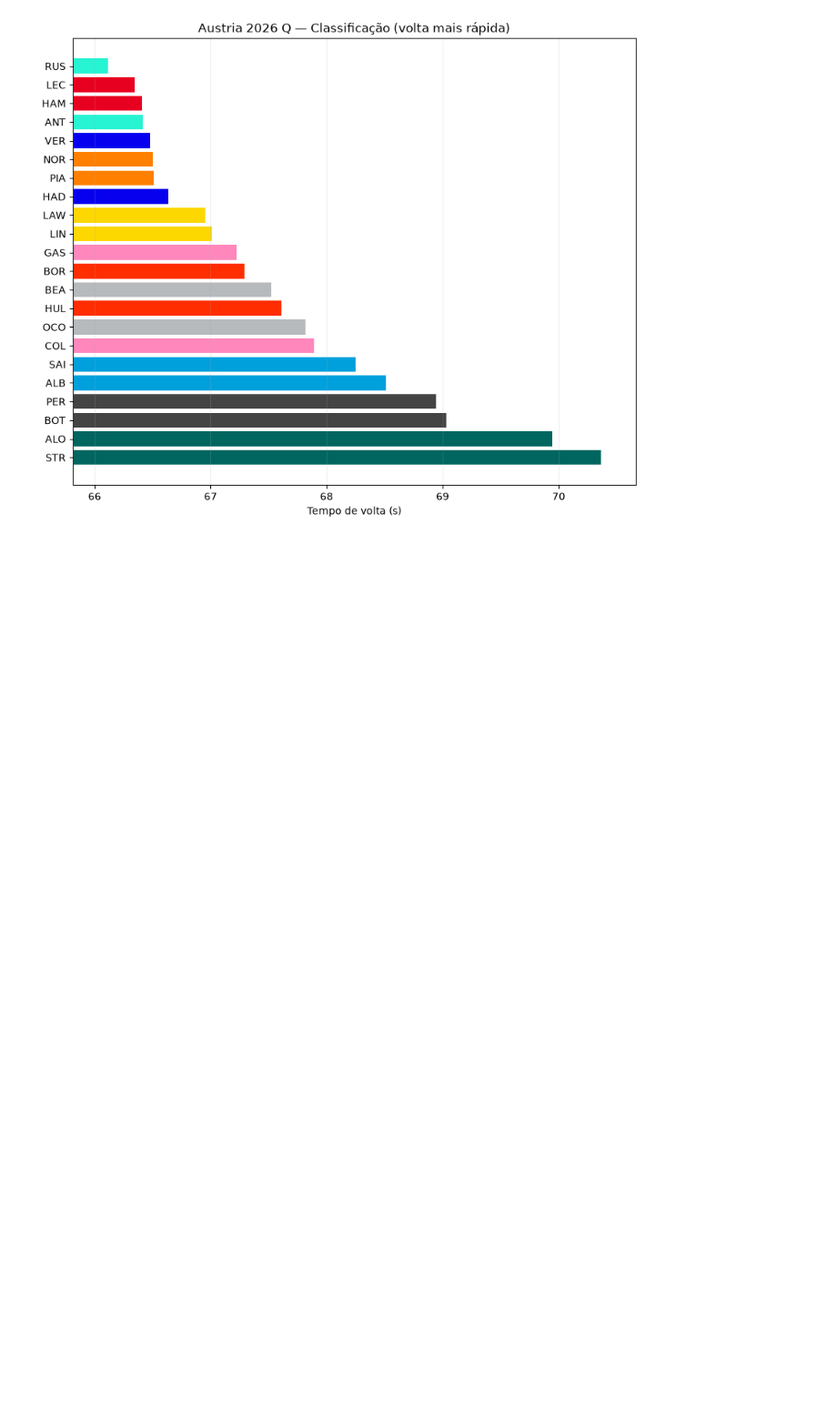
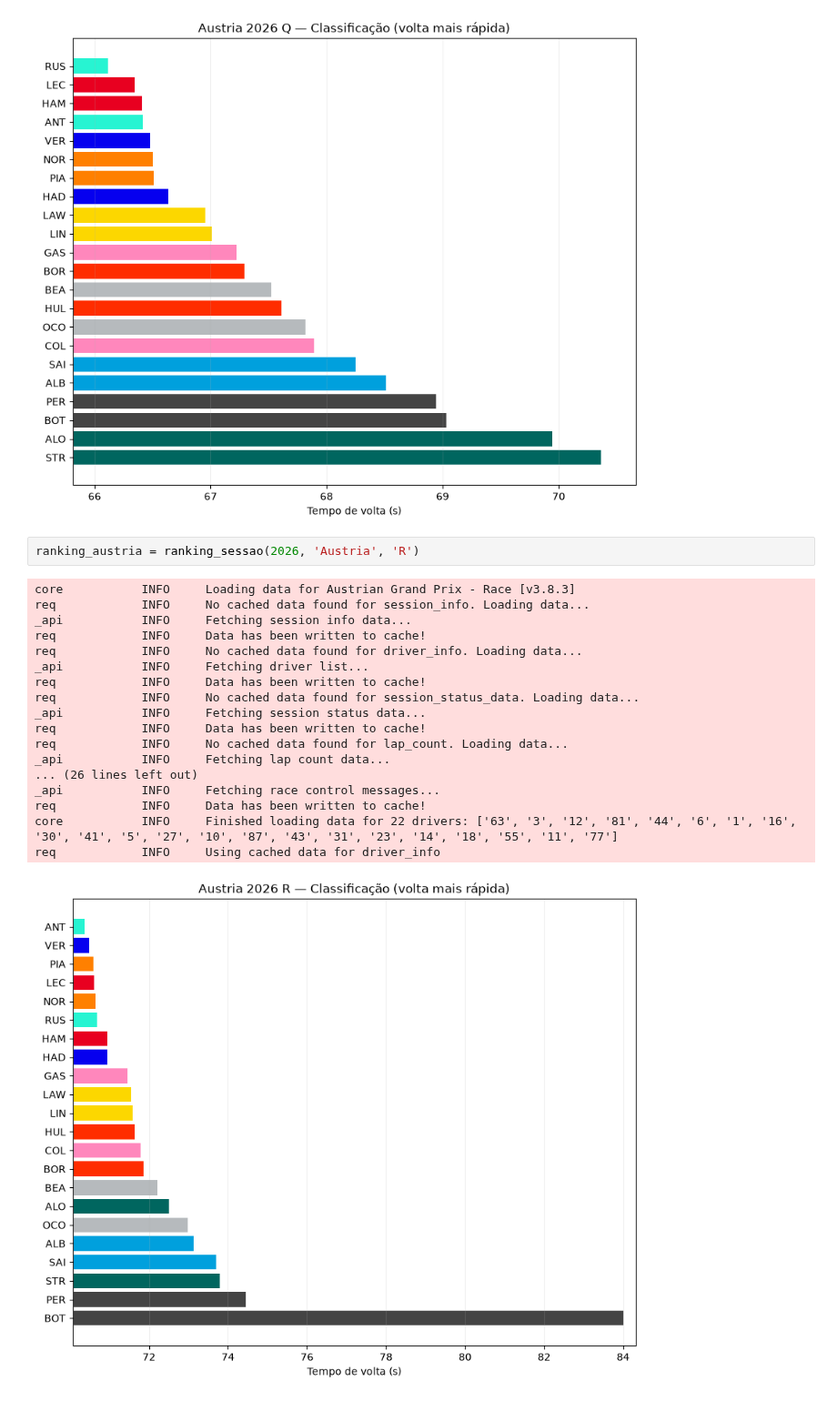
Before and after one commit to Mazzoni-mat-ap/telemetria-f1, a Jupyter notebook: notebooks/MODULO1.ipynb, the cells around one changed output. Shown at 91% size. Cells and saved outputs as stored; diff of their text form; blank space fills up the shorter version.

Commit message:
análise gp da Austria 2026

```diff
--- a/notebooks/MODULO1.ipynb
+++ b/notebooks/MODULO1.ipynb
@@ -590,3 +609,24 @@ req            INFO     Using cached data for race_control_messages
 core           INFO     Finished loading data for 22 drivers: ['63', '16', '44', '12', '3', '1', '81', '6', '30', '41', '10', '5', '87', '27', '31', '43', '55', '23', '11', '77', '14', '18']
 req            INFO     Using cached data for driver_info
 [figure]
+# %%
+ranking_austria = ranking_sessao(2026, 'Austria', 'R')
+# %% [output]
+core           INFO     Loading data for Austrian Grand Prix - Race [v3.8.3]
+req            INFO     No cached data found for session_info. Loading data...
+_api           INFO     Fetching session info data...
+req            INFO     Data has been written to cache!
+req            INFO     No cached data found for driver_info. Loading data...
+_api           INFO     Fetching driver list...
+req            INFO     Data has been written to cache!
+req            INFO     No cached data found for session_status_data. Loading data...
+_api           INFO     Fetching session status data...
+req            INFO     Data has been written to cache!
+req            INFO     No cached data found for lap_count. Loading data...
+_api           INFO     Fetching lap count data...
+... (26 lines left out)
+_api           INFO     Fetching race control messages...
+req            INFO     Data has been written to cache!
+core           INFO     Finished loading data for 22 drivers: ['63', '3', '12', '81', '44', '6', '1', '16', '30', '41', '5', '27', '10', '87', '43', '31', '23', '14', '18', '55', '11', '77']
+req            INFO     Using cached data for driver_info
+[figure, added]
```
Also changed, not shown: parts of 6 cells of this notebook, 1 other file.
